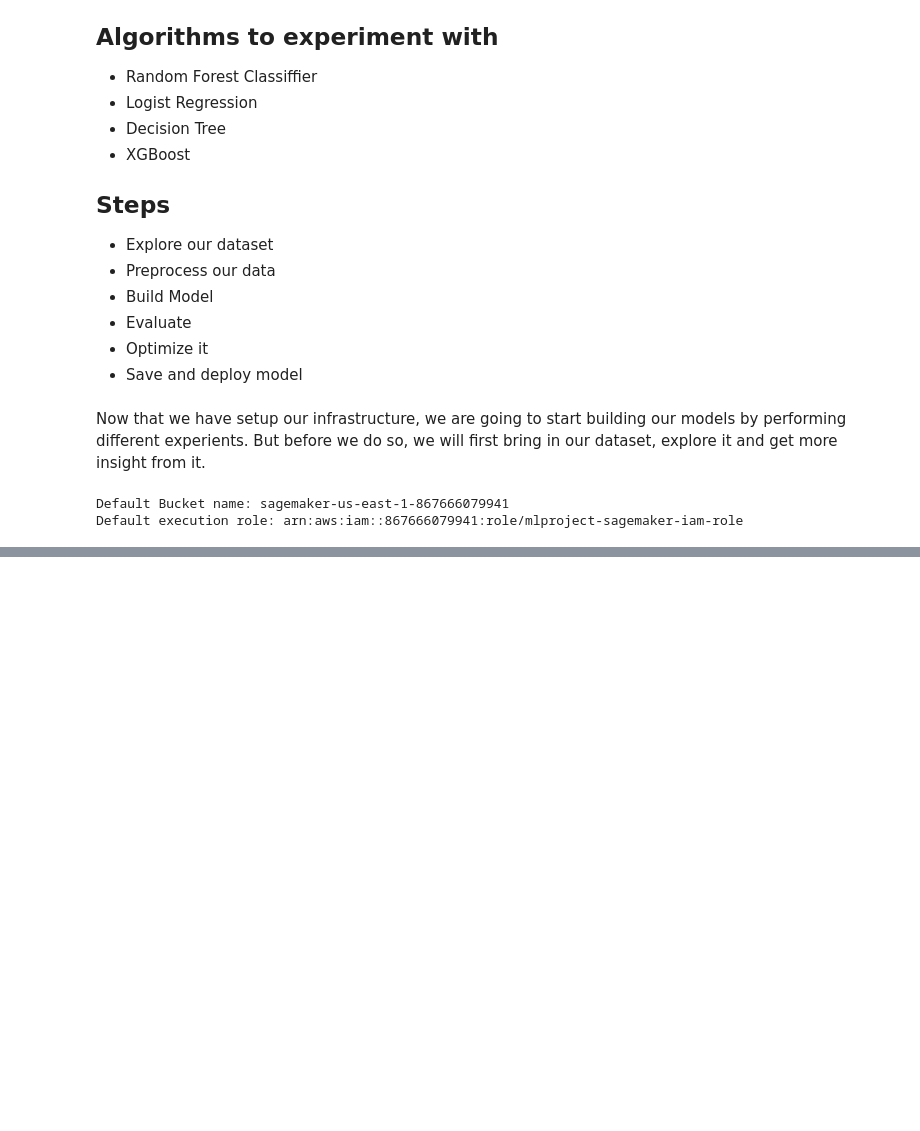
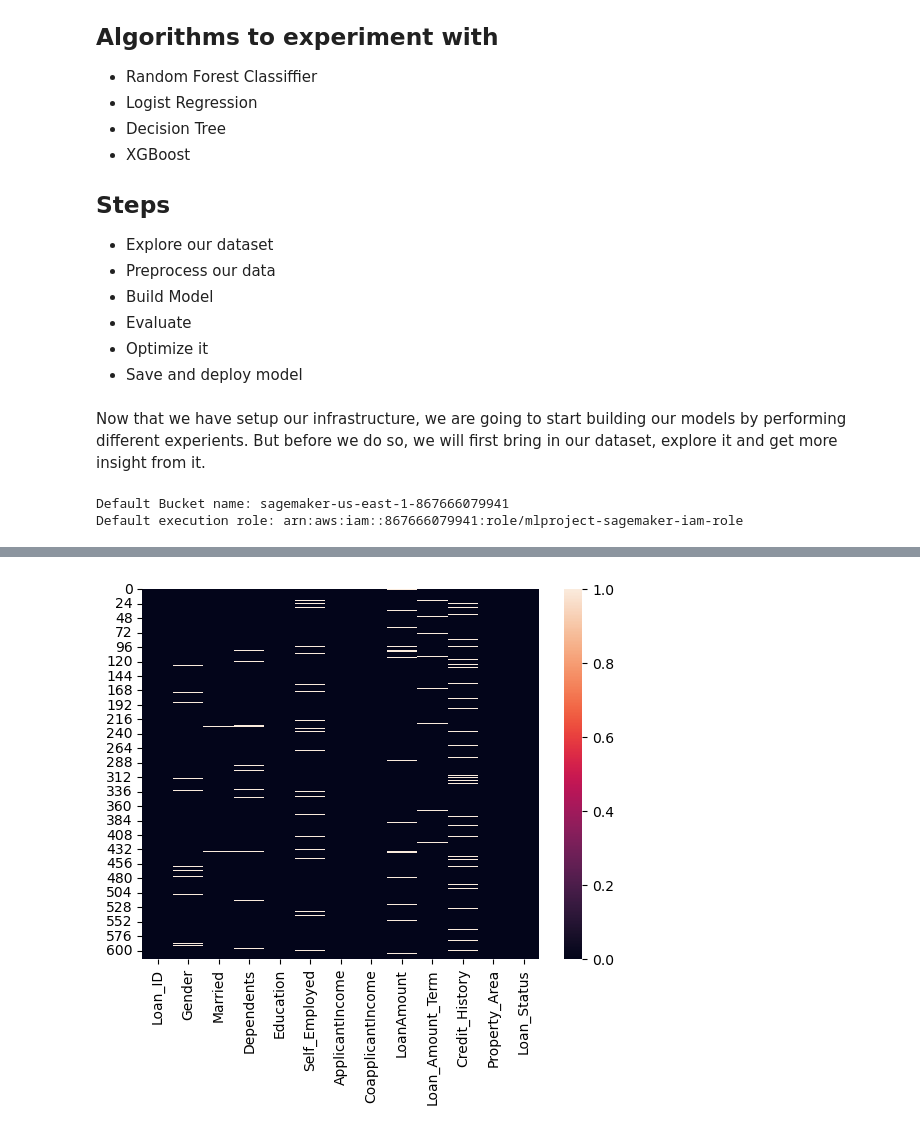
Before and after one commit to RJ-0605/loanapp, a Jupyter notebook: users/bright/notebooks/main.ipynb, the cells around one changed output, grey strips where cells are left out. Cells and saved outputs as stored; diff of their text form; code cells hidden in the pictures; blank space fills up the shorter version.

```diff
--- a/users/bright/notebooks/main.ipynb
+++ b/users/bright/notebooks/main.ipynb
@@ -94,0 +165,5 @@ df.head()
+# %%
+sns.heatmap(df.isnull())
+plt.show()
+# %% [output]
+[figure, added]
```
Also changed, not shown: parts of 11 cells of this notebook.
